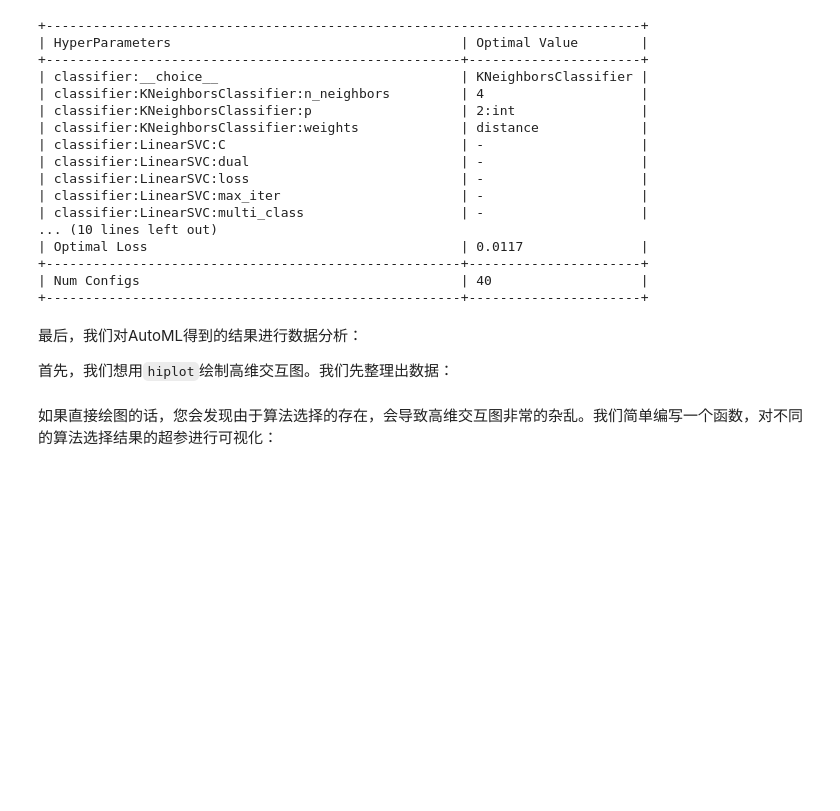
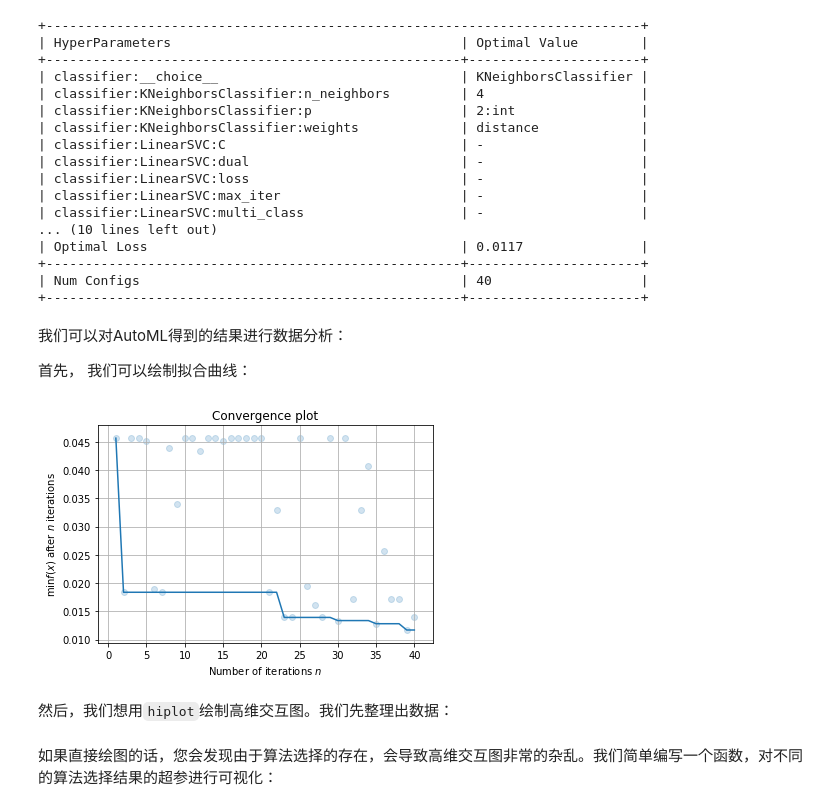
Before and after one commit to auto-flow/ultraopt, a Jupyter notebook: tutorials/05. Implement a Simple AutoML System.ipynb, the cells around one changed output. Saved outputs shown, nothing was run; the diff lists cells and outputs as text; code cells hidden in the pictures; blank space fills up the shorter version.

```diff
--- a/tutorials/05. Implement a Simple AutoML System.ipynb
+++ b/tutorials/05. Implement a Simple AutoML System.ipynb
@@ -349,10 +349,16 @@ result
 +-----------------------------------------------------+----------------------+
 | Num Configs                                         | 40                   |
 +-----------------------------------------------------+----------------------+
+# %% [markdown]
+我们可以对AutoML得到的结果进行数据分析：
+
+首先， 我们可以绘制拟合曲线：
+# %%
+result.plot_convergence();
+# %% [output]
+[figure, added]
 # %% [markdown]
-最后，我们对AutoML得到的结果进行数据分析：
-
-首先，我们想用`hiplot`绘制高维交互图。我们先整理出数据：
+然后，我们想用`hiplot`绘制高维交互图。我们先整理出数据：
 # %%
 data = result.plot_hi(return_data_only=True, target_name="accuracy", loss2target_func=lambda loss: 1 - loss)
 # %% [markdown]
```
Also changed, not shown: parts of 1 cell of this notebook, 7 other files.
